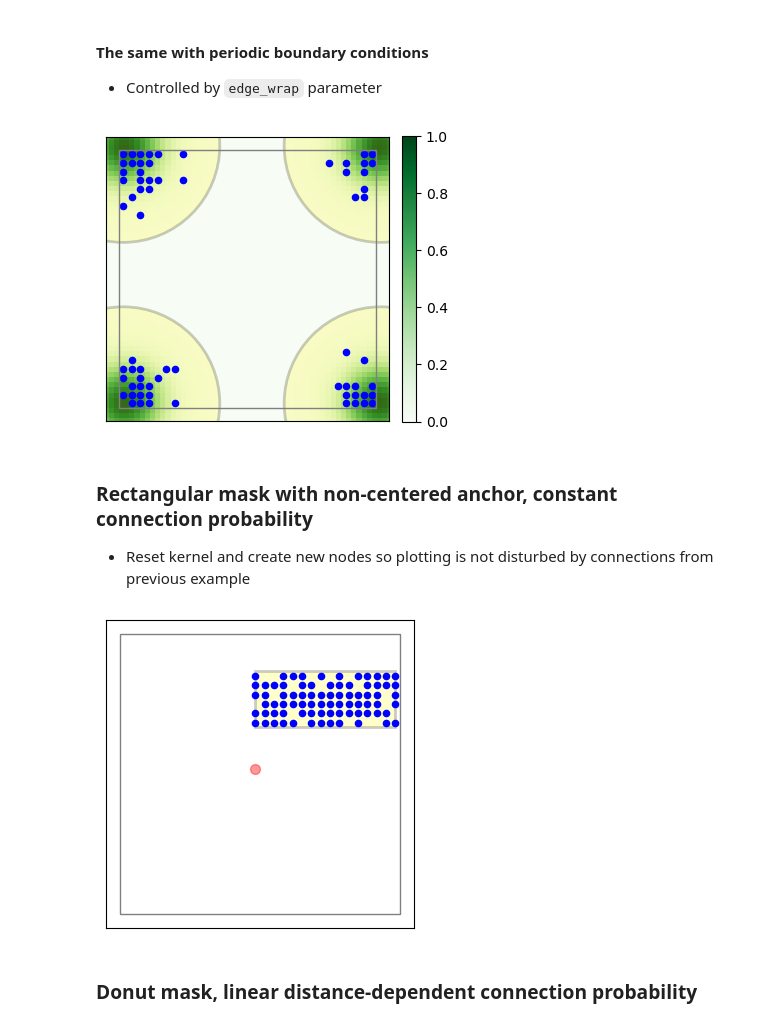
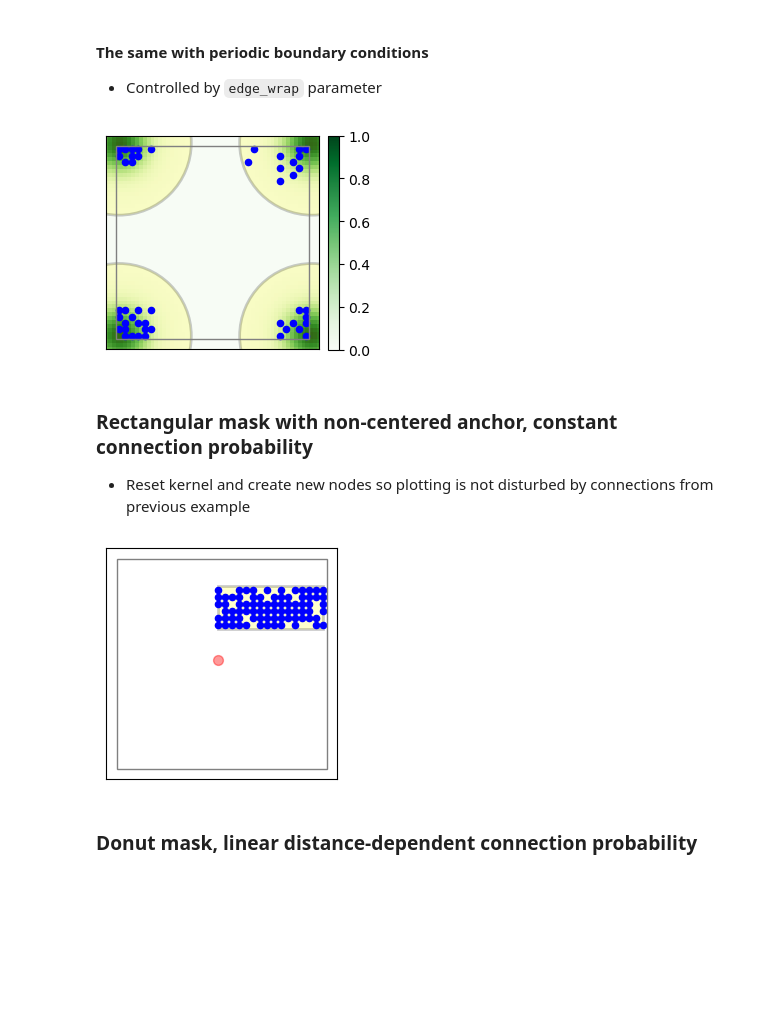
Before and after one commit to ruschh/nest_tutorials, a Jupyter notebook: Lascon9_NEST_SpatialNetworks.ipynb, the cells around one changed output. Saved outputs shown, nothing was run; the diff lists cells and outputs as text; code cells hidden in the pictures; blank space fills up the shorter version.

Commit message:
Fix figure size

```diff
--- a/Lascon9_NEST_SpatialNetworks.ipynb
+++ b/Lascon9_NEST_SpatialNetworks.ipynb
@@ -15,7 +15,7 @@ Master thesis, Norwegian University of Life Sciences, 2013. http://hdl.handle.ne
 %matplotlib inline
 # %%
 import matplotlib.pyplot as plt
-plt.rcParams['figure.figsize'] = (4, 4)
+plt.rcParams['figure.figsize'] = (3, 3)
 # %%
 import numpy as np
 import pandas as pd
@@ -161,7 +161,7 @@ nest.PlotTargets(src_nrn=nest.FindNearestElement(pnodes, (1., 1.)),
                  mask=conn1['mask'],
                  probability_parameter=conn1['p']);
 # %% [output]
-[figure, old version]
+[figure, new version]
 # %% [markdown]
 ### Rectangular mask with non-centered anchor, constant connection probability
 
@@ -169,20 +169,21 @@ nest.PlotTargets(src_nrn=nest.FindNearestElement(pnodes, (1., 1.)),
 # %%
 nest.ResetKernel()
 nodes = nest.Create('iaf_psc_alpha', positions=grid)
 
 conn2 = {'rule': 'pairwise_bernoulli',
          'p': 0.75,
          'mask': {'rectangular': {'lower_left': [-0.5, -0.2],
                                   'upper_right': [0.5, 0.2]},
-                 'anchor': [0.5, 0.5]},
+                  'anchor': [0.5, 0.5]
+                 },
          'allow_autapses': False
          }
 nest.Connect(nodes, nodes, conn2)
 nest.PlotTargets(src_nrn=nest.FindCenterElement(nodes),
                  tgt_layer=nodes,
                  mask=conn2['mask']);
 # %% [output]
-[figure, old version]
+[figure, new version]
 # %% [markdown]
 ### Donut mask, linear distance-dependent connection probability
 # %%
```
Also changed, not shown: parts of 8 cells of this notebook.
